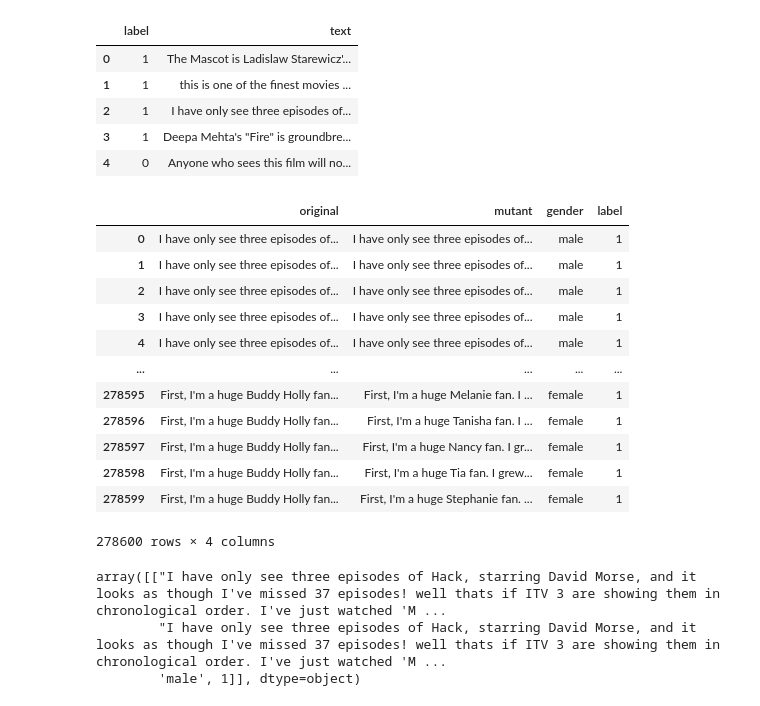
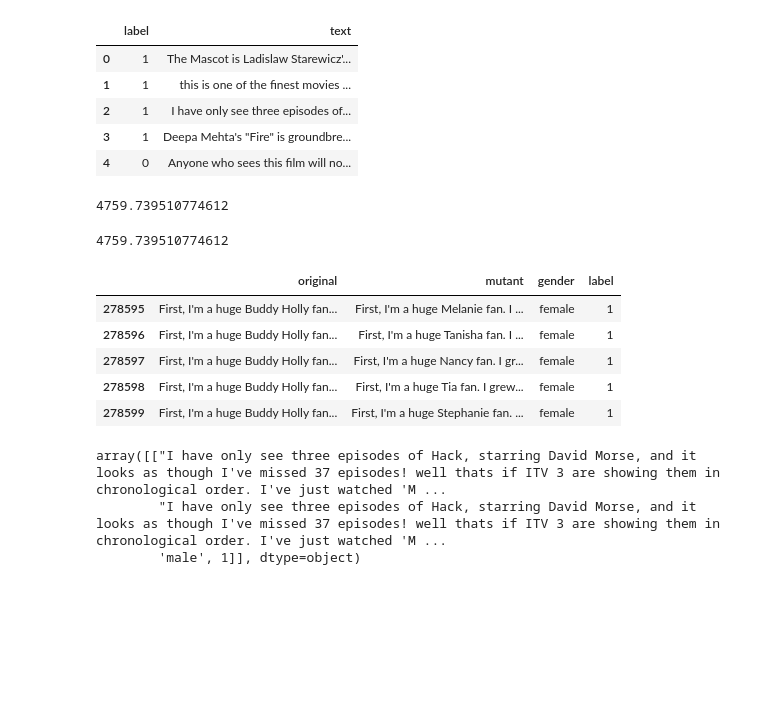
Before and after one commit to soarsmu/BiasFinder, a Jupyter notebook: data/mutant-generation.ipynb, the cells around one changed output. Saved outputs shown, nothing was run; the diff lists cells and outputs as text; code cells hidden in the pictures; blank space fills up the shorter version.

Commit message:
fig bug on mutant generation and check using grammar check

```diff
--- a/data/mutant-generation.ipynb
+++ b/data/mutant-generation.ipynb
@@ -338,5 +342,0 @@ Bronson's character
-# %%
-doc = nlp(text)
-
-doc._.has_coref
-doc._.coref_clusters[0].main
@@ -506,11 +508,19 @@ class Coref:
         for i in range(len(refs)) :
             if i == 0 :
                 ub = refs[i].start
-                chunk.append(self.original[:ub])
+                _chunk = text[lb:ub]
+                if _chunk == "" :
+                    chunk.append(" ")
+                else :
+                    chunk.append(_chunk)
             else :
                 lb = refs[i-1].end
                 ub = refs[i].start
-                chunk.append(self.original[lb:ub])
+                _chunk = text[lb:ub]
+                if _chunk == "" :
+                    chunk.append(" ")
+                else :
+                    chunk.append(_chunk)
 
             if i == len(refs)-1 :
                 lb = refs[-1].end
@@ -632,5 +628,10 @@ df.head()
 # %%
-mutants = []
+mutant_arr = []
+original_arr = []
+gender_arr = []
+label_arr = []
+
+start = time.time()
 for index, row in df.iterrows():
     label = row['label']
     text = row['text']
@@ -638,24 +639,29 @@ for index, row in df.iterrows():
     if c.is_one_subject() :
         gm = c.generate_mutant_text()
         for m in gm :
-            mutants.append({"original": text, "mutant": m["text"], "gender": m["gender"], "label": label})
+            original_arr.append(text)
+            mutant_arr.append(m["text"])
+            gender_arr.append(m["gender"])
+            label_arr.append(label)
+#             mutants.append({"original": text, "mutant": m["text"], "gender": m["gender"], "label": label})
+
+end = time.time()
+# %% [output]
+4759.739510774612
+# %%
+print(end-start)
+# %% [output]
+4759.739510774612
 # %%
-df_mutant = pd.DataFrame(data=mutants)
-df_mutant
+df_mutant = pd.DataFrame(data={"original": original_arr, "mutant": mutant_arr, "gender": gender_arr, "label": label_arr})
+df_mutant.tail()
 # %% [output]
 |  | original | mutant | gender | label |
-| 0 | I have only see three episodes of... | I have only see three episodes of... | male | 1 |
-| 1 | I have only see three episodes of... | I have only see three episodes of... | male | 1 |
-| 2 | I have only see three episodes of... | I have only see three episodes of... | male | 1 |
-| 3 | I have only see three episodes of... | I have only see three episodes of... | male | 1 |
-| 4 | I have only see three episodes of... | I have only see three episodes of... | male | 1 |
-| ... | ... | ... | ... | ... |
 | 278595 | First, I'm a huge Buddy Holly fan... | First, I'm a huge Melanie fan. I ... | female | 1 |
 | 278596 | First, I'm a huge Buddy Holly fan... | First, I'm a huge Tanisha fan. I ... | female | 1 |
 | 278597 | First, I'm a huge Buddy Holly fan... | First, I'm a huge Nancy fan. I gr... | female | 1 |
 | 278598 | First, I'm a huge Buddy Holly fan... | First, I'm a huge Tia fan. I grew... | female | 1 |
 | 278599 | First, I'm a huge Buddy Holly fan... | First, I'm a huge Stephanie fan. ... | female | 1 |
-278600 rows × 4 columns
 # %%
 df_mutant[:1].values
 # %% [output]
```
Also changed, not shown: parts of 34 cells of this notebook.
